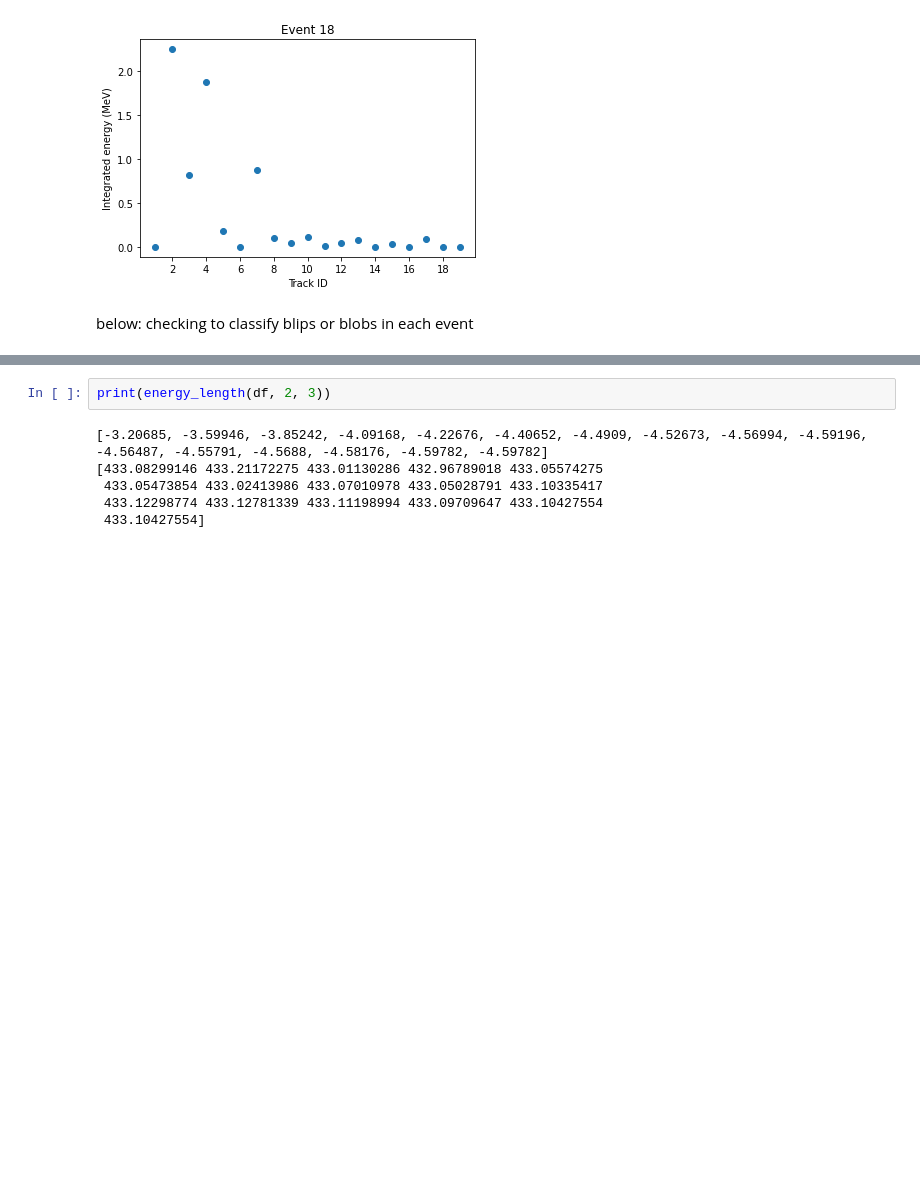
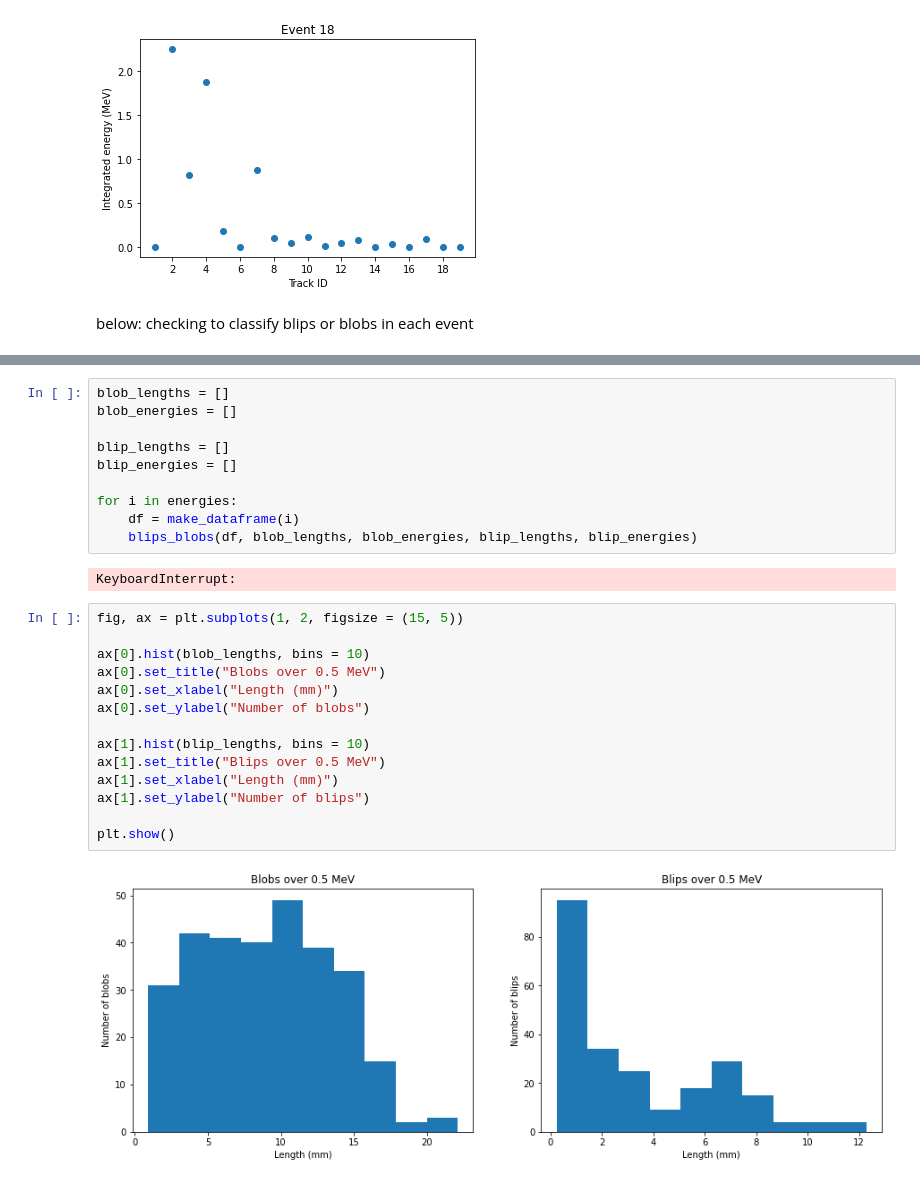
Before and after one commit to sierracthomas/neutrino_work, a Jupyter notebook: misc_projects_and_data/ar_detector/Tracks.ipynb, the cells around one changed output, grey strips where cells are left out. Saved outputs shown, nothing was run; the diff lists cells and outputs as text; blank space fills up the shorter version.

Commit message:
Add histograms for blobs/blips

```diff
--- a/misc_projects_and_data/ar_detector/Tracks.ipynb
+++ b/misc_projects_and_data/ar_detector/Tracks.ipynb
@@ -376,8 +395,28 @@ def blob_span(tracks, df, event):
-# %%
-print(energy_length(df, 2, 3))
-# %% [output]
-[-3.20685, -3.59946, -3.85242, -4.09168, -4.22676, -4.40652, -4.4909, -4.52673, -4.56994, -4.59196, -4.56487, -4.55791, -4.5688, -4.58176, -4.59782, -4.59782]
-[433.08299146 433.21172275 433.01130286 432.96789018 433.05574275
- 433.05473854 433.02413986 433.07010978 433.05028791 433.10335417
- 433.12298774 433.12781339 433.11198994 433.09709647 433.10427554
- 433.10427554]
+# %%
+blob_lengths = []
+blob_energies = []
+
+blip_lengths = []
+blip_energies = []
+
+for i in energies:
+    df = make_dataframe(i)
+    blips_blobs(df, blob_lengths, blob_energies, blip_lengths, blip_energies)
+# %% [output]
+KeyboardInterrupt:
+# %%
+fig, ax = plt.subplots(1, 2, figsize = (15, 5))
+
+ax[0].hist(blob_lengths, bins = 10)
+ax[0].set_title("Blobs over 0.5 MeV")
+ax[0].set_xlabel("Length (mm)")
+ax[0].set_ylabel("Number of blobs")
+
+ax[1].hist(blip_lengths, bins = 10)
+ax[1].set_title("Blips over 0.5 MeV")
+ax[1].set_xlabel("Length (mm)")
+ax[1].set_ylabel("Number of blips")
+
+plt.show()
+# %% [output]
+[figure, added]
```
Also changed, not shown: parts of 4 cells of this notebook.
